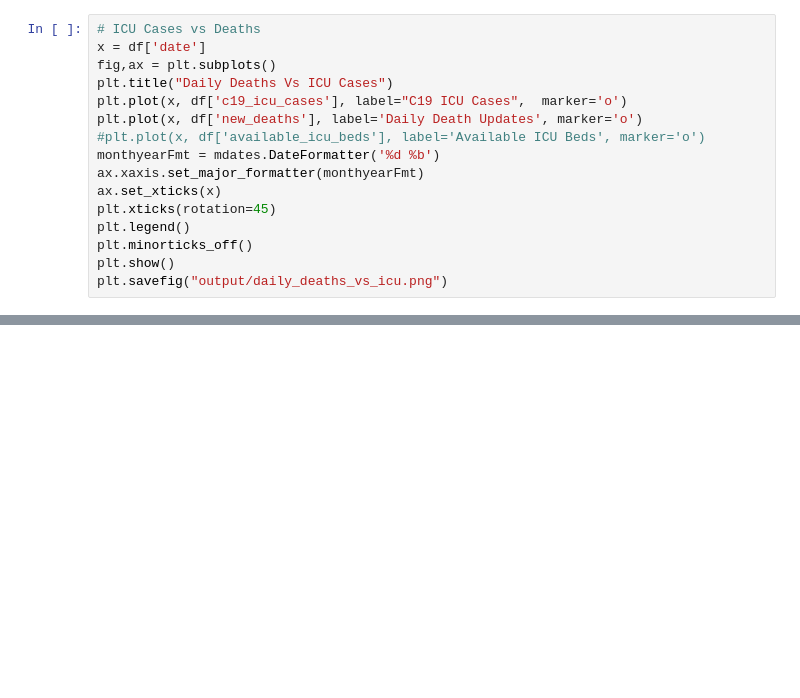
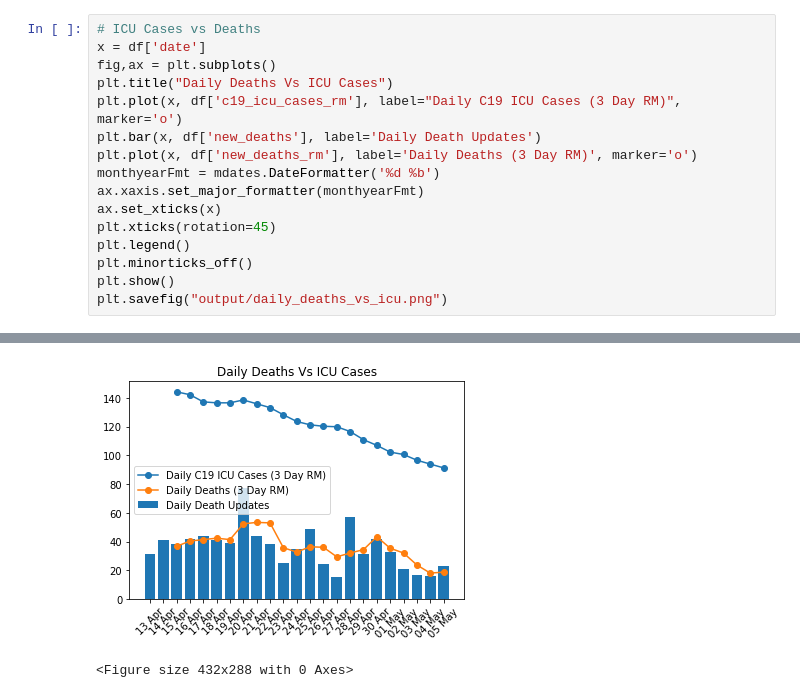
Before and after one commit to davidrelihan/ireland_covid19_analysis, a Jupyter notebook: ireland_c19_analysis.ipynb, the cells around one changed output, grey strips where cells are left out. Drawn from its saved outputs; the diff is of its cells as text; blank space fills up the shorter version.

```diff
--- a/ireland_c19_analysis.ipynb
+++ b/ireland_c19_analysis.ipynb
@@ -30,9 +36,9 @@ df
 x = df['date']
 fig,ax = plt.subplots()
 plt.title("Daily Deaths Vs ICU Cases")
-plt.plot(x, df['c19_icu_cases'], label="C19 ICU Cases",  marker='o')
-plt.plot(x, df['new_deaths'], label='Daily Death Updates', marker='o')
-#plt.plot(x, df['available_icu_beds'], label='Available ICU Beds', marker='o')
+plt.plot(x, df['c19_icu_cases_rm'], label="Daily C19 ICU Cases (3 Day RM)",  marker='o')
+plt.bar(x, df['new_deaths'], label='Daily Death Updates')
+plt.plot(x, df['new_deaths_rm'], label='Daily Deaths (3 Day RM)', marker='o')
 monthyearFmt = mdates.DateFormatter('%d %b')
 ax.xaxis.set_major_formatter(monthyearFmt)
 ax.set_xticks(x)
@@ -47,3 +51,5 @@ plt.savefig("output/daily_deaths_vs_icu.png")
+[figure, added]
+<Figure size 432x288 with 0 Axes>
 # %%
 # ICU Availability
 fig,ax = plt.subplots()
```
Also changed, not shown: parts of 11 cells of this notebook.
